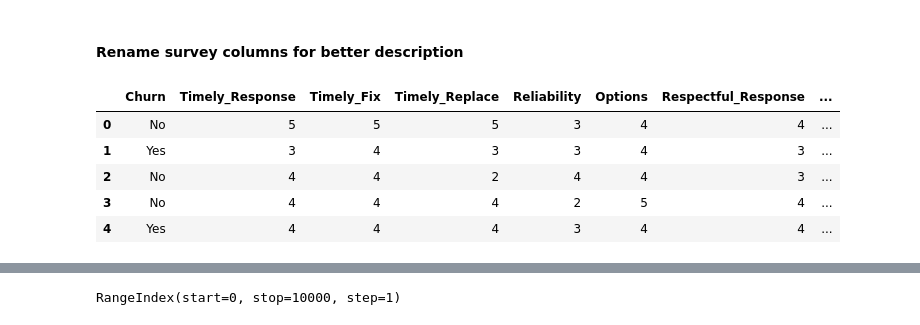
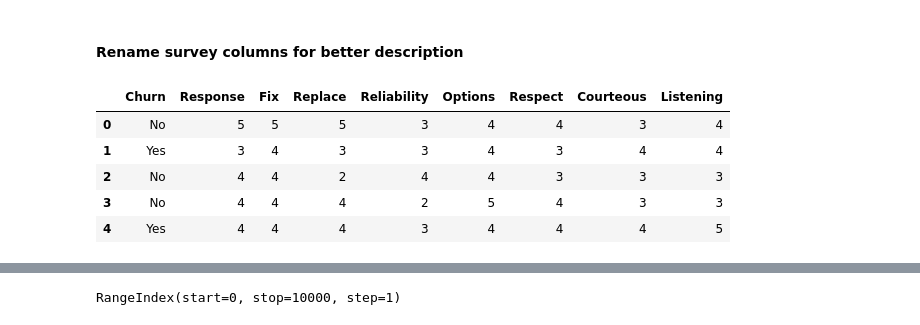
Before and after one commit to RyanLBuchanan/D206_Data_Cleaning, a Jupyter notebook: Performance_Assessment/Churn Data and Dictionary Files/hfy4k43ojf892f0dy7sd/D206_Performance_Assessment.ipynb, the cells around one changed output, grey strips where cells are left out. Cells and saved outputs as stored; diff of their text form; code cells hidden in the pictures.

Commit message:
feat: Found reasonable, brief titles for survey columns

```diff
--- a/Performance_Assessment/Churn Data and Dictionary Files/hfy4k43ojf892f0dy7sd/D206_Performance_Assessment.ipynb
+++ b/Performance_Assessment/Churn Data and Dictionary Files/hfy4k43ojf892f0dy7sd/D206_Performance_Assessment.ipynb
@@ -94,16 +94,16 @@ churn_survey.head()
 # %% [markdown]
 #### Rename survey columns for better description
 # %%
-churn_survey.columns = ['Churn', 'Timely_Response', 'Timely_Fix', 'Timely_Replace', 'Reliability',
-                        'Options', 'Respectful_Response', 'Courteousness', 'Active_Listening']
+churn_survey.columns = ['Churn', 'Response', 'Fix', 'Replace', 'Reliability',
+                        'Options', 'Respect', 'Courteous', 'Listening']
 churn_survey.head()
 # %% [output]
-|  | Churn | Timely_Response | Timely_Fix | Timely_Replace | Reliability | Options | Respectful_Response | ... |
-| 0 | No | 5 | 5 | 5 | 3 | 4 | 4 | ... |
-| 1 | Yes | 3 | 4 | 3 | 3 | 4 | 3 | ... |
-| 2 | No | 4 | 4 | 2 | 4 | 4 | 3 | ... |
-| 3 | No | 4 | 4 | 4 | 2 | 5 | 4 | ... |
-| 4 | Yes | 4 | 4 | 4 | 3 | 4 | 4 | ... |
+|  | Churn | Response | Fix | Replace | Reliability | Options | Respect | Courteous | Listening |
+| 0 | No | 5 | 5 | 5 | 3 | 4 | 4 | 3 | 4 |
+| 1 | Yes | 3 | 4 | 3 | 3 | 4 | 3 | 4 | 4 |
+| 2 | No | 4 | 4 | 2 | 4 | 4 | 3 | 3 | 3 |
+| 3 | No | 4 | 4 | 4 | 2 | 5 | 4 | 3 | 3 |
+| 4 | Yes | 4 | 4 | 4 | 3 | 4 | 4 | 4 | 5 |
 # %%
 churn_survey.describe()
 # %% [output]
```
Also changed, not shown: parts of 8 cells of this notebook.
